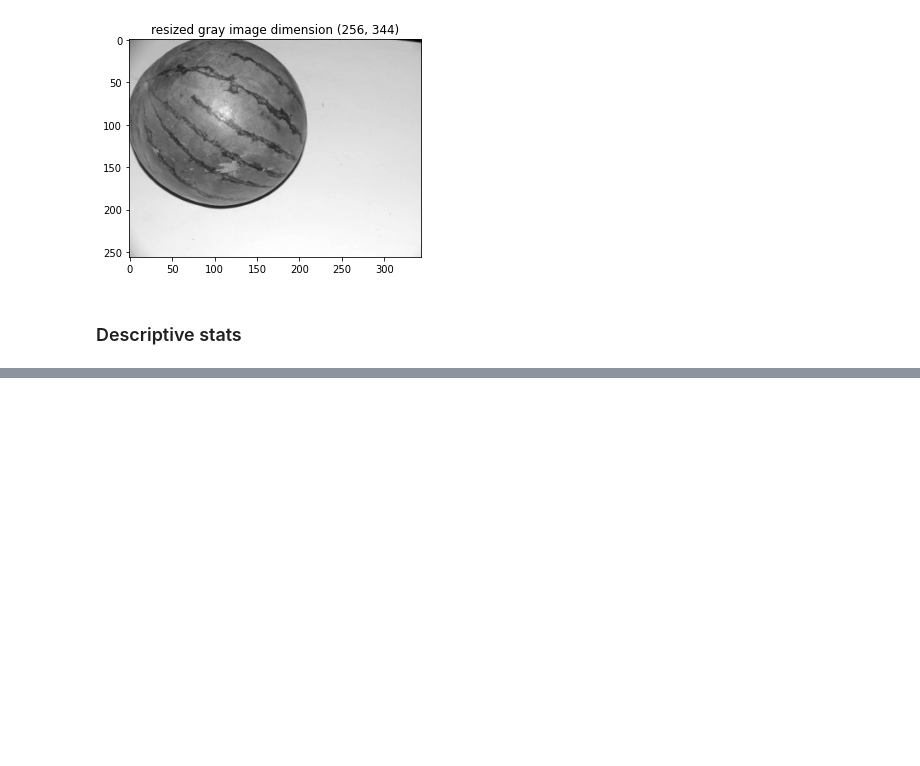
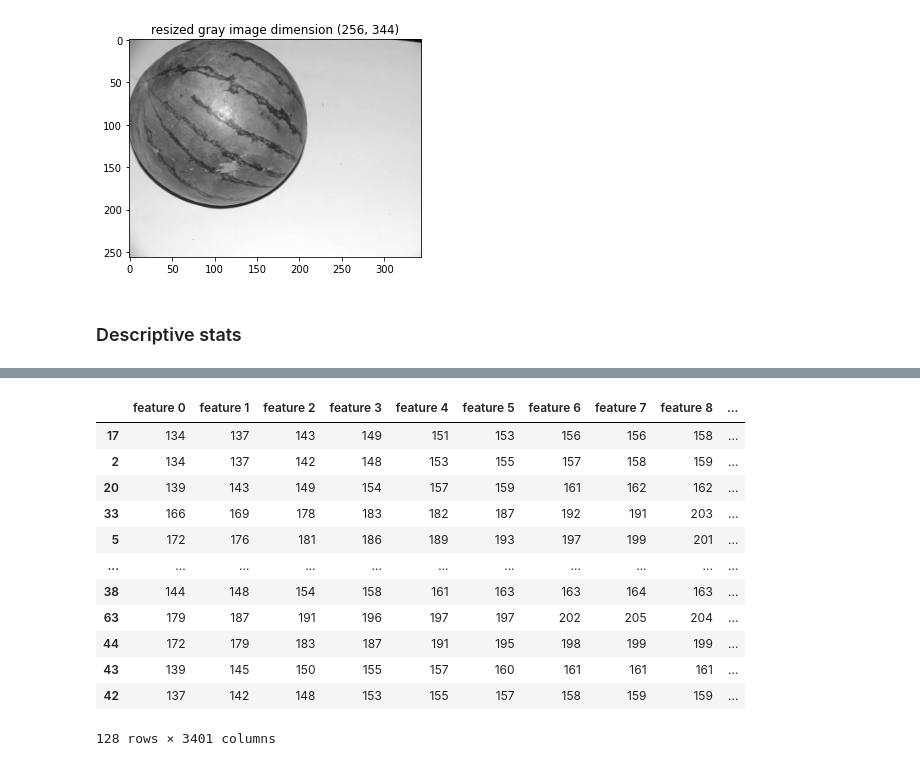
Before and after one commit to vathanahim/IAC620_Assignment_1, a Jupyter notebook: Him_Assignment1.ipynb, the cells around one changed output, grey strips where cells are left out. Drawn from its saved outputs; the diff is of its cells as text; code cells hidden in the pictures; blank space fills up the shorter version.

```diff
--- a/Him_Assignment1.ipynb
+++ b/Him_Assignment1.ipynb
@@ -174,0 +190,27 @@ plt.hist(df_img_1['mean'],10,density=True, facecolor='g', alpha=0.75)
+# %%
+img_0 = pd.read_csv('sliding_img_csvs/sliding_img_0.csv', index_col=0, header=None).T.iloc[:,1:]
+img_1 = pd.read_csv('sliding_img_csvs/sliding_img_1.csv', index_col= 0, header=None).T.iloc[:,1:]
+img_2 = pd.read_csv('sliding_img_csvs/sliding_img_2.csv', index_col=0, header=None).T.iloc[:,1:]
+# %%
+img_0['img'] = "img_0"
+img_1['img'] = "img_1"
+img_2['img'] = "img_2"
+# %%
+image01 = pd.concat([img_0, img_1]).sample(frac=1)
+image012 = pd.concat([img_0,img_1,img_2]).sample(frac=1)
+# %%
+image01
+# %% [output]
+|  | feature 0 | feature 1 | feature 2 | feature 3 | feature 4 | feature 5 | feature 6 | feature 7 | feature 8 | ... |
+| 17 | 134 | 137 | 143 | 149 | 151 | 153 | 156 | 156 | 158 | ... |
+| 2 | 134 | 137 | 142 | 148 | 153 | 155 | 157 | 158 | 159 | ... |
+| 20 | 139 | 143 | 149 | 154 | 157 | 159 | 161 | 162 | 162 | ... |
+| 33 | 166 | 169 | 178 | 183 | 182 | 187 | 192 | 191 | 203 | ... |
+| 5 | 172 | 176 | 181 | 186 | 189 | 193 | 197 | 199 | 201 | ... |
+| ... | ... | ... | ... | ... | ... | ... | ... | ... | ... | ... |
+| 38 | 144 | 148 | 154 | 158 | 161 | 163 | 163 | 164 | 163 | ... |
+| 63 | 179 | 187 | 191 | 196 | 197 | 197 | 202 | 205 | 204 | ... |
+| 44 | 172 | 179 | 183 | 187 | 191 | 195 | 198 | 199 | 199 | ... |
+| 43 | 139 | 145 | 150 | 155 | 157 | 160 | 161 | 161 | 161 | ... |
+| 42 | 137 | 142 | 148 | 153 | 155 | 157 | 158 | 159 | 159 | ... |
+128 rows × 3401 columns
```
Also changed, not shown: parts of 10 cells of this notebook, 1 other file.
